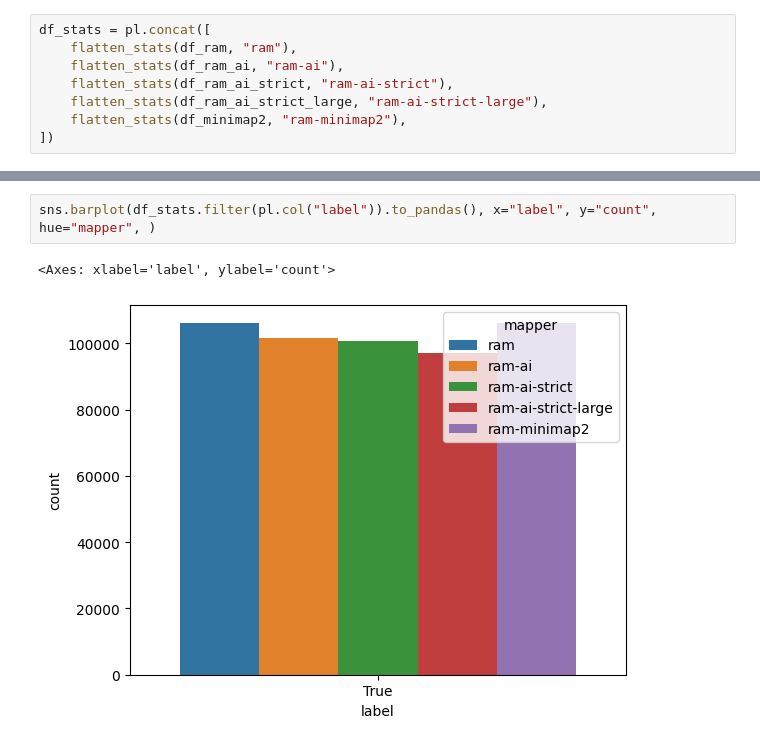
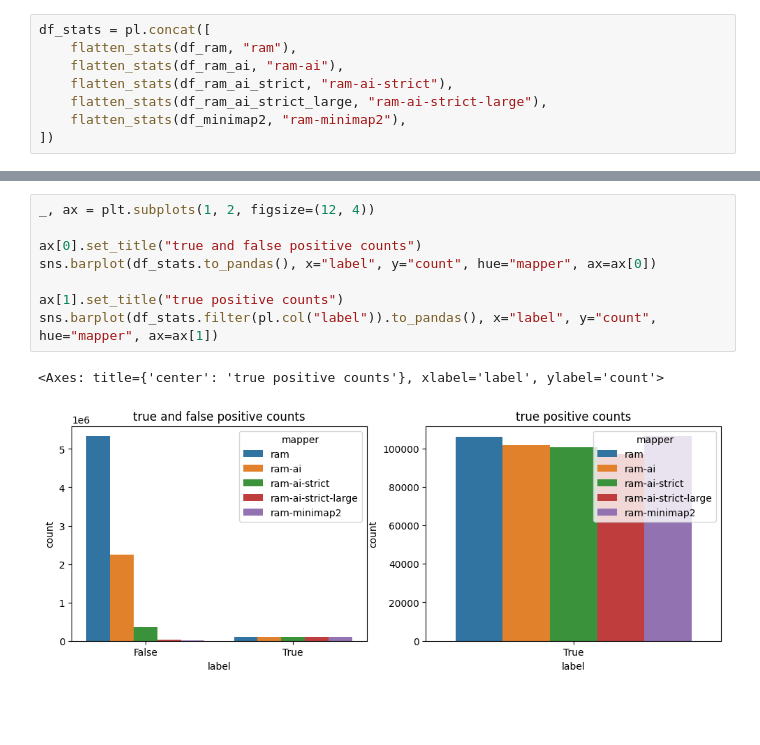
Before and after one commit to tbrekalo/tb-ram, a Jupyter notebook: scripts/notebooks/ram-eval.ipynb, the cells around one changed output, grey strips where cells are left out. Drawn from its saved outputs; the diff is of its cells as text; blank space fills up the shorter version.

Commit message:
tbrekalo-chain: update plots

```diff
--- a/scripts/notebooks/ram-eval.ipynb
+++ b/scripts/notebooks/ram-eval.ipynb
@@ -78,5 +73,11 @@ sns.barplot(df_stats.to_pandas(), x="label", y="count", hue="mapper", )
-# %%
-sns.barplot(df_stats.filter(pl.col("label")).to_pandas(), x="label", y="count", hue="mapper", )
-# %% [output]
-<Axes: xlabel='label', ylabel='count'>
-[figure, removed]
+# %%
+_, ax = plt.subplots(1, 2, figsize=(12, 4))
+
+ax[0].set_title("true and false positive counts")
+sns.barplot(df_stats.to_pandas(), x="label", y="count", hue="mapper", ax=ax[0])
+
+ax[1].set_title("true positive counts")
+sns.barplot(df_stats.filter(pl.col("label")).to_pandas(), x="label", y="count", hue="mapper", ax=ax[1])
+# %% [output]
+<Axes: title={'center': 'true positive counts'}, xlabel='label', ylabel='count'>
+[figure, added]
```
Also changed, not shown: parts of 1 cell of this notebook.
